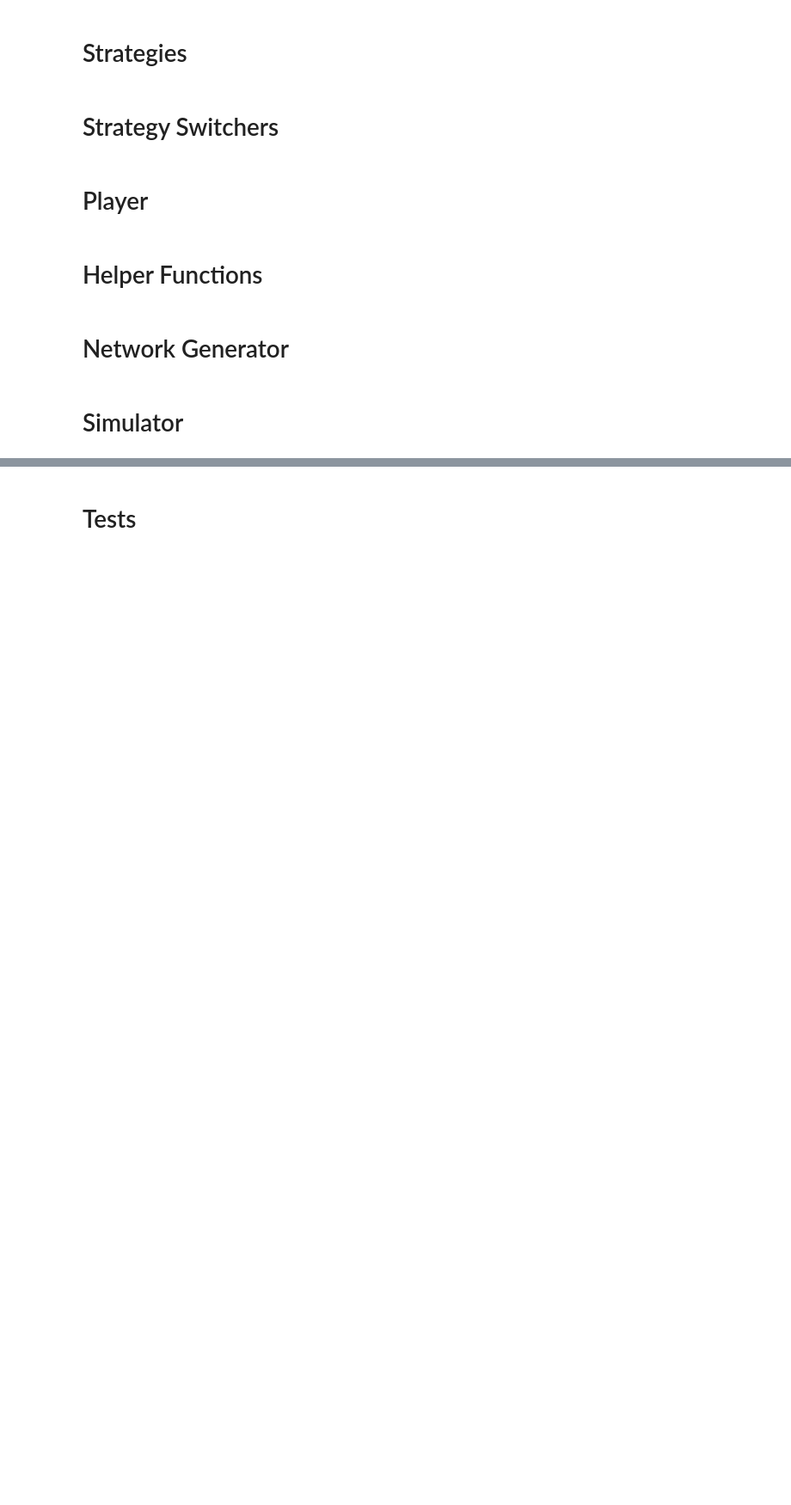
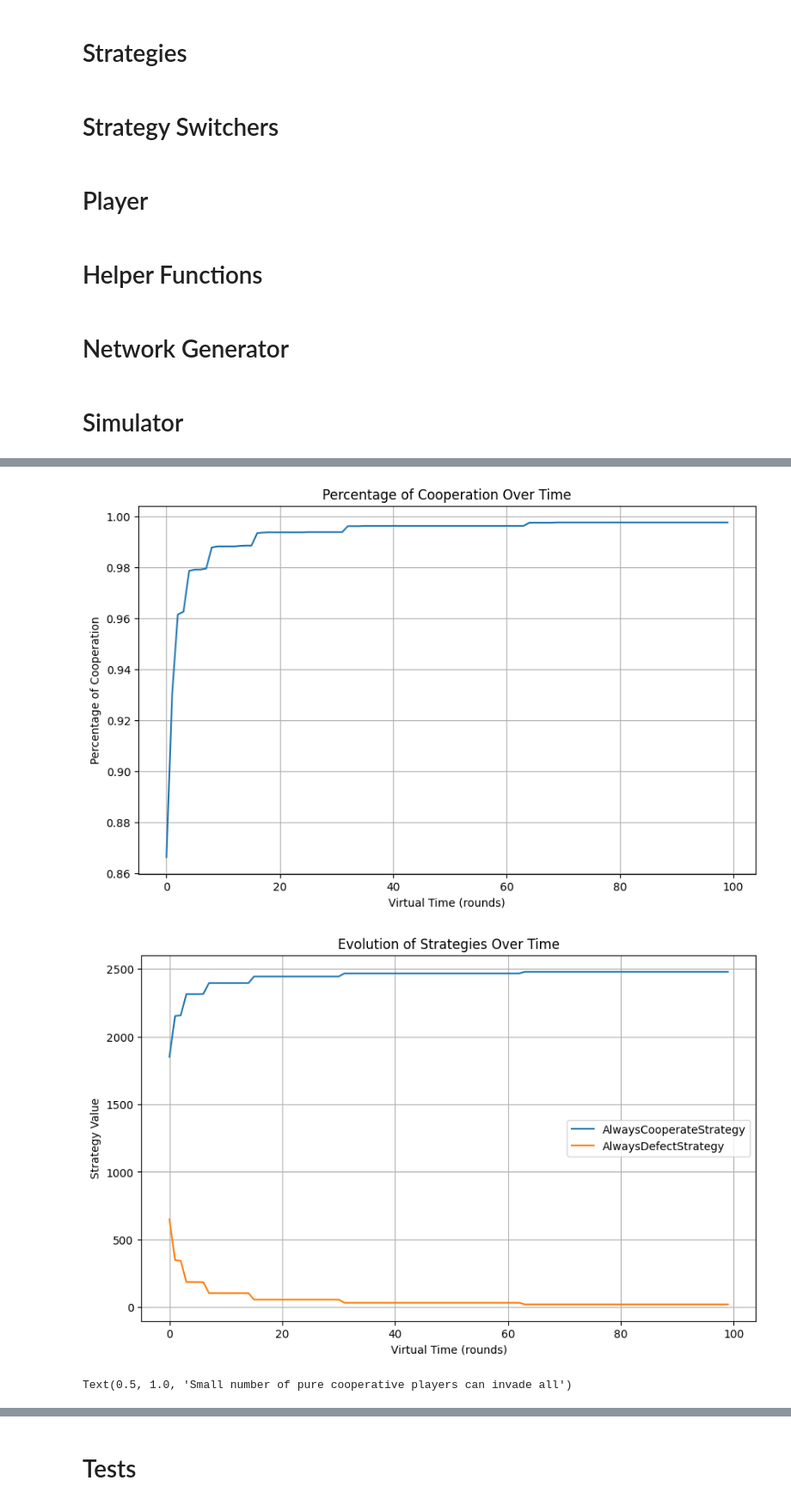
Before and after one commit to shriramch/SimPD, a Jupyter notebook: ipd.ipynb, the cells around one changed output, grey strips where cells are left out. Shown at 86% size. Cells and saved outputs as stored; diff of their text form; code cells hidden in the pictures; blank space fills up the shorter version.

Commit message:
3 experiments added

```diff
--- a/ipd.ipynb
+++ b/ipd.ipynb
@@ -690,0 +700,35 @@ class Simulator:
+# %%
+# Setup experiment scale
+grid_size = 50
+num_rounds = 100
+
+insist_percent = np.arange(0, 1 + 0.01, 0.05)
+cooperate_dominance = np.zeros(len(insist_percent))
+for k,p in enumerate(insist_percent):
+    s = Simulator(grid_size, grid_size)
+    s.init_network("Lattice")
+    s.init_grid()
+    for i in range(grid_size):
+        for j in range(grid_size):
+            chosen_strategy = random.choice([AlwaysCooperateStrategy, AlwaysDefectStrategy])
+            if (chosen_strategy == AlwaysCooperateStrategy) and (random.random() < p):
+                chosen_switcher = NOPSwitcher
+            else:
+                chosen_switcher = SoftMajor
+            s.set_player(i, j, Player(chosen_strategy(), chosen_switcher()))
+
+    s.simulate(n_rounds=num_rounds)
+    cooperate_dominance[k] = s.count_strategies()['AlwaysCooperateStrategy']/\
+            (s.count_strategies()['AlwaysDefectStrategy']+s.count_strategies()['AlwaysCooperateStrategy'])
+# %%
+s.plot_cooperation(num_rounds)
+dff = s.plot_evolution()
+
+plt.plot(insist_percent, cooperate_dominance)
+plt.xlabel('Percentage of pure Cooperative Players')
+plt.ylabel('Percentage of Cooperative players at equilibrium')
+plt.title('Small number of pure cooperative players can invade all')
+# %% [output]
+[figure, added]
+[figure, added]
+Text(0.5, 1.0, 'Small number of pure cooperative players can invade all')
```
Also changed, not shown: parts of 13 cells of this notebook, 4 other files.
